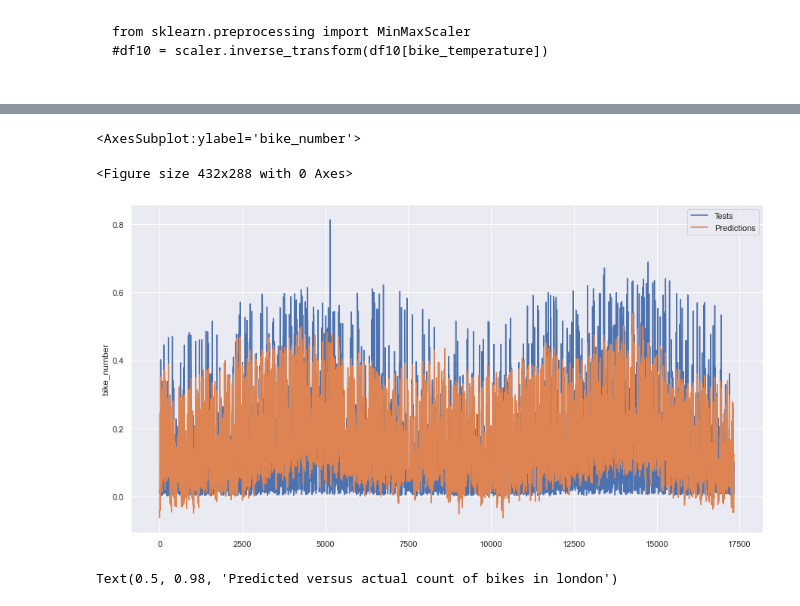
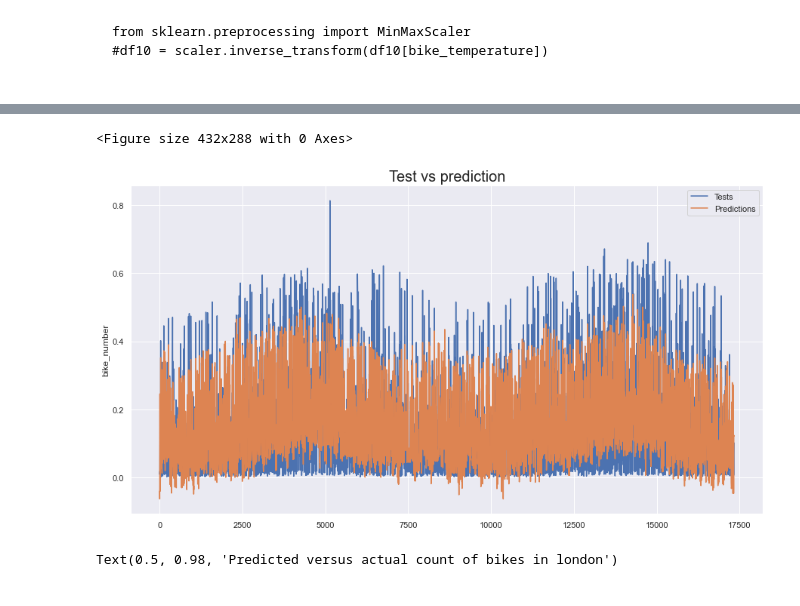
Before and after one commit to isra-st/London_Bike_Sharing, a Jupyter notebook: Linear_Regression_V2.ipynb, the cells around one changed output, grey strips where cells are left out. Cells and saved outputs as stored; diff of their text form; code cells hidden in the pictures.

```diff
--- a/Linear_Regression_V2.ipynb
+++ b/Linear_Regression_V2.ipynb
@@ -1040,0 +1159,2 @@ result.rename(columns={0:'prediction'}, inplace=True)
+# %%
+result['error%'] =np.abs((result['bike_number']-result['prediction'])/result['bike_number'])*100
@@ -1041,12 +1168,15 @@ result.rename(columns={0:'prediction'}, inplace=True)
+# %%
+result.rename(columns={0:'prediction'}, inplace=True)
 # %%
 fig = plt.figure()
 plt.figure(figsize=(15,8))
 sns.lineplot(result.index, result['bike_number'], label='Tests')
 sns.lineplot(result.index, result['prediction'], label='Predictions')
+plt.title('Test vs prediction', size=20)
+plt.savefig('.\Isra_plots/Test_vs_prediction_v2.png', dpi = 500);
 # %% [output]
-<AxesSubplot:ylabel='bike_number'>
+<Figure size 432x288 with 0 Axes>
-<Figure size 432x288 with 0 Axes>
-[figure, old version]
+[figure, new version]
 # %%
 fig = plt.figure()
 plt.figure(figsize=(30,16))
```
Also changed, not shown: parts of 43 cells of this notebook, 13 other files.
